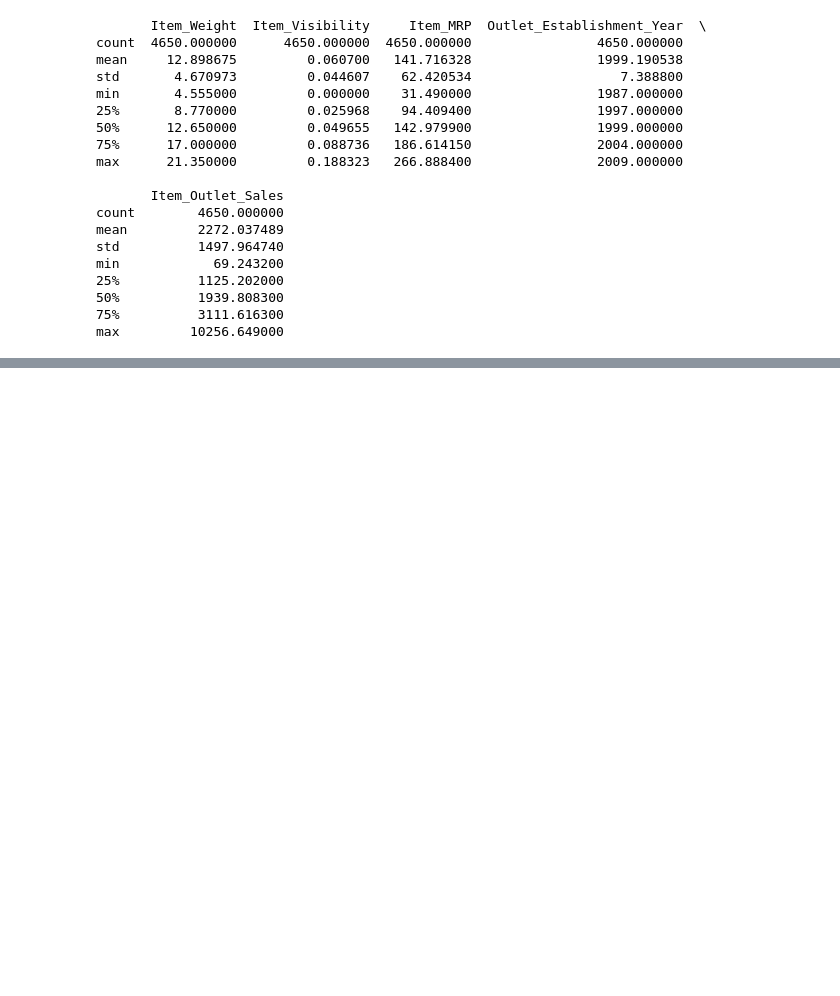
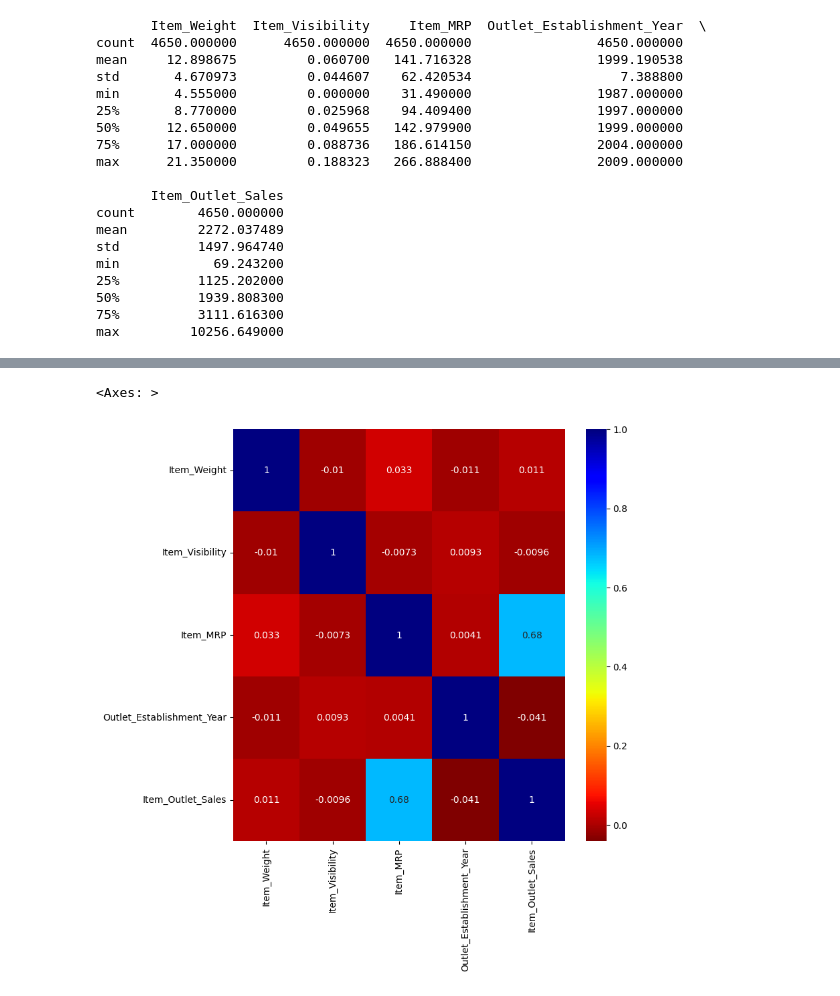
Before and after one commit to mongikourchid/Prediction-of-Product-Sales, a Jupyter notebook: Project_1_Part_2_(Core).ipynb, the cells around one changed output, grey strips where cells are left out. Cells and saved outputs as stored; diff of their text form; code cells hidden in the pictures; blank space fills up the shorter version.

```diff
--- a/Project_1_Part_2_(Core).ipynb
+++ b/Project_1_Part_2_(Core).ipynb
@@ -196,0 +277,4 @@ max         10256.649000
+# %%
+# Find correlations
+mat_corr=df.corr(numeric_only=True)
+mat_corr
@@ -196,0 +288,6 @@ max         10256.649000
+# %%
+plt.figure(figsize=(8,8))
+sns.heatmap(mat_corr,annot=True,cmap = 'jet_r')
+# %% [output]
+<Axes: >
+[figure, added]
```
Also changed, not shown: parts of 17 cells of this notebook.
